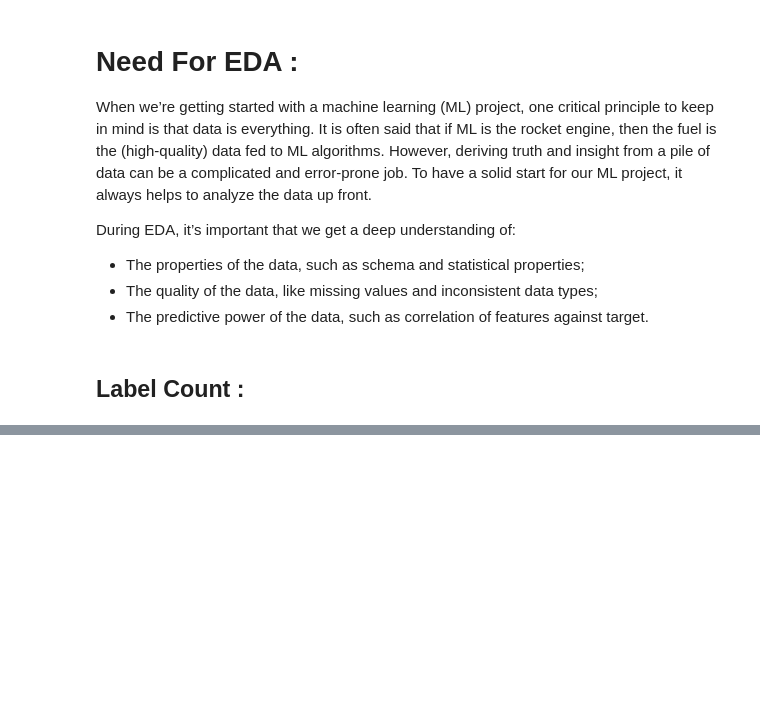
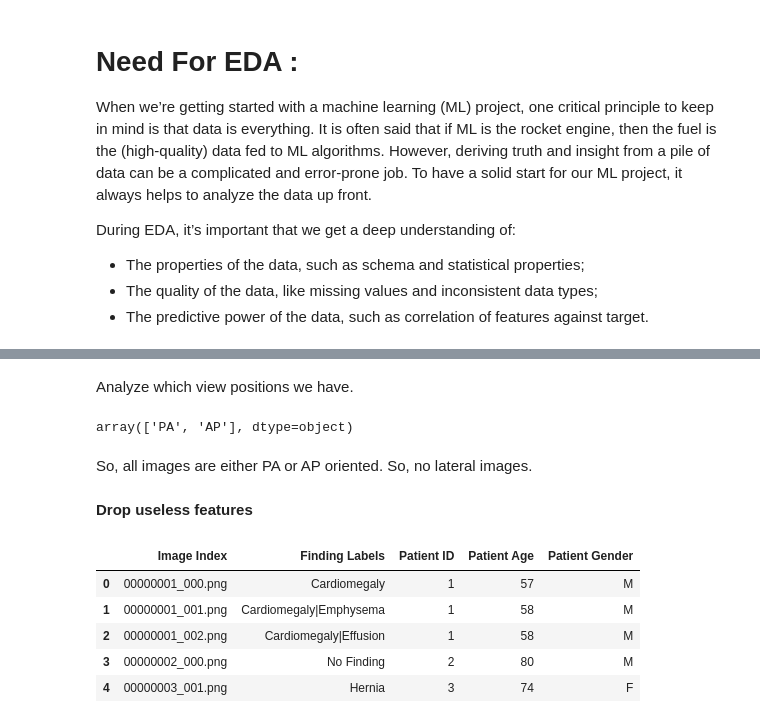
Before and after one commit to fireheart12/Chexnet_NIH, a Jupyter notebook: Exploratory Data Analysis/NIH-EDA.ipynb, the cells around one changed output, grey strips where cells are left out. Drawn from its saved outputs; the diff is of its cells as text; code cells hidden in the pictures; blank space fills up the shorter version.

```diff
--- a/Exploratory Data Analysis/NIH-EDA.ipynb
+++ b/Exploratory Data Analysis/NIH-EDA.ipynb
@@ -119,8 +124,6 @@ During EDA, it’s important that we get a deep understanding of:
 * The properties of the data, such as schema and statistical properties;
 * The quality of the data, like missing values and inconsistent data types;
 * The predictive power of the data, such as correlation of features against target.
-# %% [markdown]
-## Label Count :
 # %%
 df.head()
 # %% [output]
@@ -130,3 +133,24 @@ df.head()
 | 2 | 00000001_002.png | Cardiomegaly|Effusion | 2 | 1 | 58 | M | PA | ... |
 | 3 | 00000002_000.png | No Finding | 0 | 2 | 80 | M | PA | ... |
 | 4 | 00000003_001.png | Hernia | 0 | 3 | 74 | F | PA | ... |
+# %% [markdown]
+Analyze which view positions we have.
+# %%
+df["View Position"].unique()
+# %% [output]
+array(['PA', 'AP'], dtype=object)
+# %% [markdown]
+So, all images are either PA or AP oriented. So, no lateral images.
+# %% [markdown]
+**Drop useless features**
+# %%
+df = df[["Image Index", "Finding Labels", "Patient ID", "Patient Age", "Patient Gender"]]
+
+df.head()
+# %% [output]
+|  | Image Index | Finding Labels | Patient ID | Patient Age | Patient Gender |
+| 0 | 00000001_000.png | Cardiomegaly | 1 | 57 | M |
+| 1 | 00000001_001.png | Cardiomegaly|Emphysema | 1 | 58 | M |
+| 2 | 00000001_002.png | Cardiomegaly|Effusion | 1 | 58 | M |
+| 3 | 00000002_000.png | No Finding | 2 | 80 | M |
+| 4 | 00000003_001.png | Hernia | 3 | 74 | F |
```
Also changed, not shown: parts of 9 cells of this notebook.
